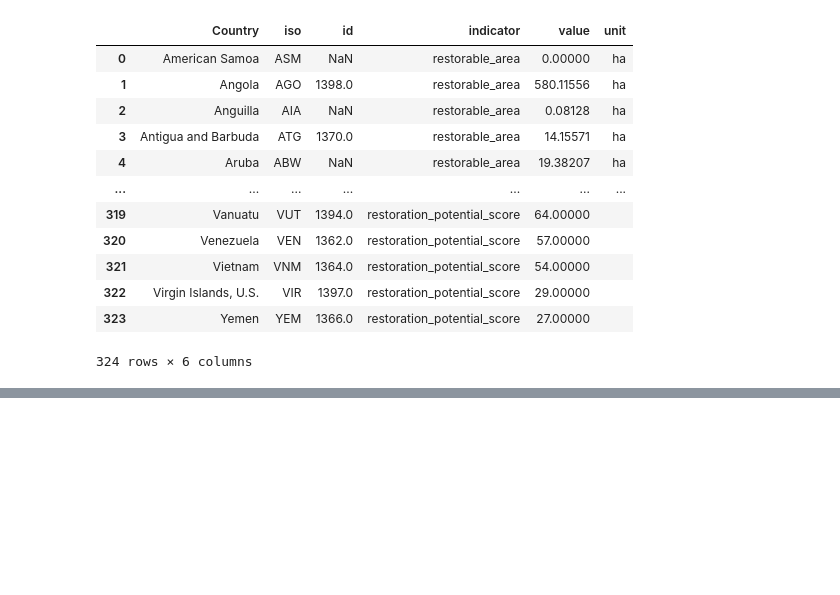
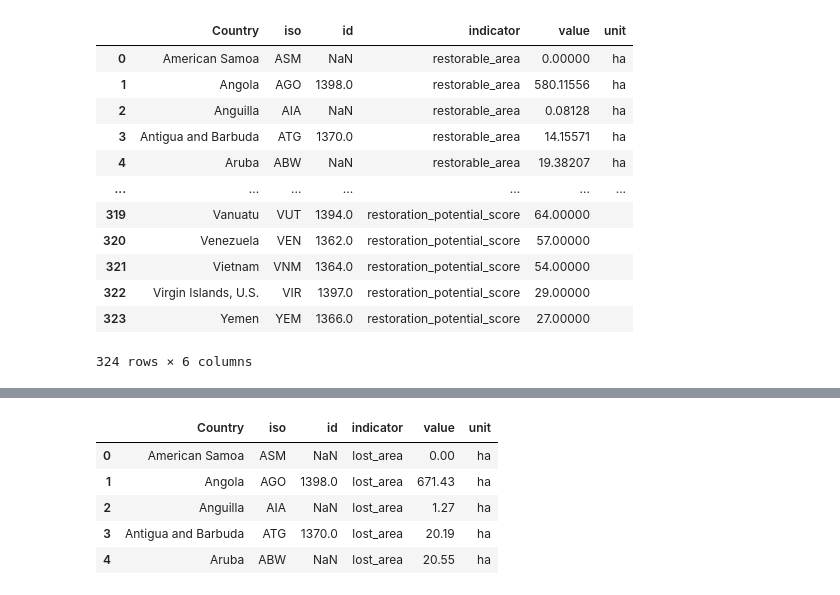
Before and after one commit to lhilarides/mangrove-atlas, a Jupyter notebook: data/notebooks/Lab/data_processing/restoration_and_degradation_widget.ipynb, the cells around one changed output, grey strips where cells are left out. Saved outputs shown, nothing was run; the diff lists cells and outputs as text; code cells hidden in the pictures; blank space fills up the shorter version.

```diff
--- a/data/notebooks/Lab/data_processing/restoration_and_degradation_widget.ipynb
+++ b/data/notebooks/Lab/data_processing/restoration_and_degradation_widget.ipynb
@@ -238,0 +287,14 @@ table2.to_csv('../../../data/RestorationPotential.csv')
+# %%
+# Create lost area indicator
+ind2 = d.copy()
+ind2['indicator'] = 'lost_area'
+ind2 = pd.merge(ind2,layer0[['Country','Rest_Area_Loss']],on='Country', how='left').rename(columns={'Rest_Area_Loss':'value'})
+ind2['unit']='ha'
+ind2.head()
+# %% [output]
+|  | Country | iso | id | indicator | value | unit |
+| 0 | American Samoa | ASM | NaN | lost_area | 0.00 | ha |
+| 1 | Angola | AGO | 1398.0 | lost_area | 671.43 | ha |
+| 2 | Anguilla | AIA | NaN | lost_area | 1.27 | ha |
+| 3 | Antigua and Barbuda | ATG | 1370.0 | lost_area | 20.19 | ha |
+| 4 | Aruba | ABW | NaN | lost_area | 20.55 | ha |
```
Also changed, not shown: parts of 35 cells of this notebook.
